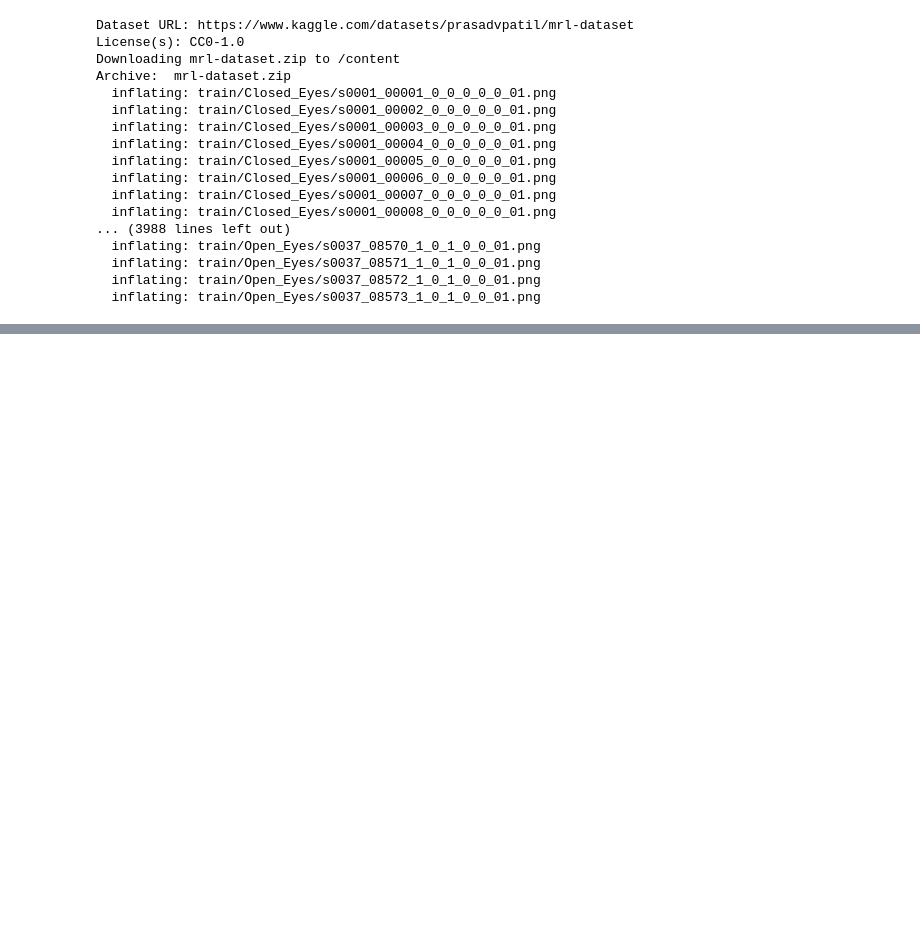
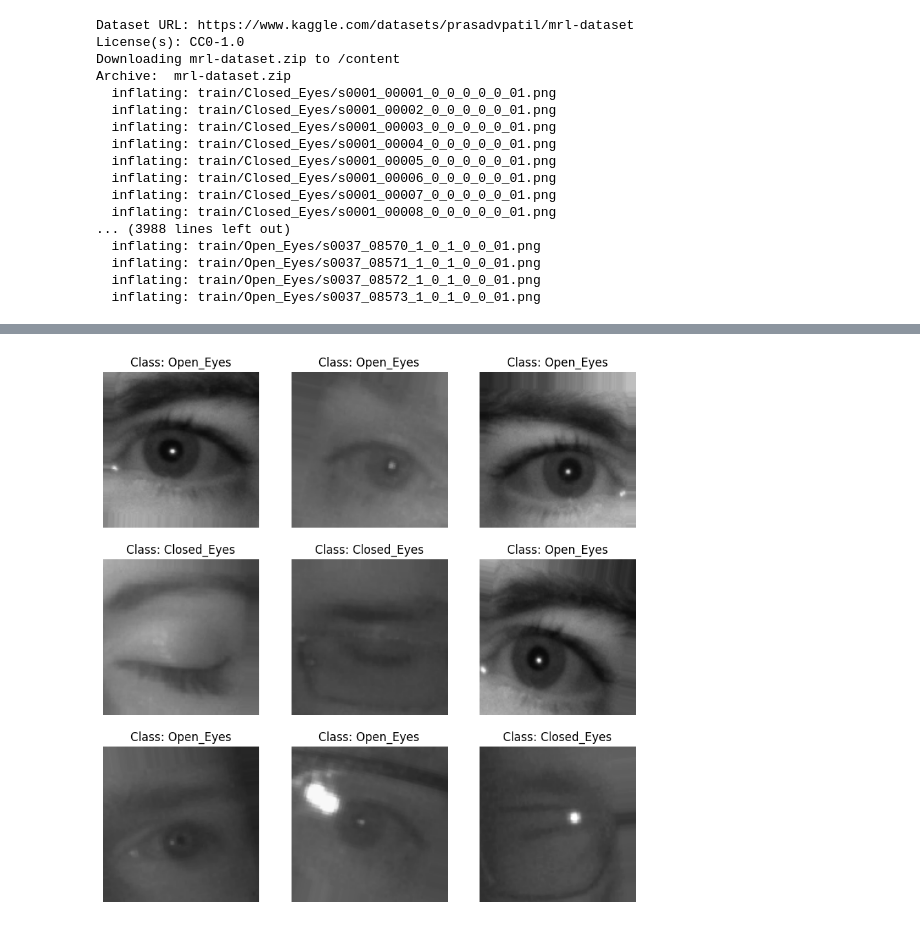
Before and after one commit to ChoHyeonJun86/Perosnal_Project, a Jupyter notebook: deeplearning_눈_감지_데이터셋_로드_및_전처리_코드.ipynb, the cells around one changed output, grey strips where cells are left out. Saved outputs shown, nothing was run; the diff lists cells and outputs as text; code cells hidden in the pictures; blank space fills up the shorter version.

```diff
--- a/deeplearning_눈_감지_데이터셋_로드_및_전처리_코드.ipynb
+++ b/deeplearning_눈_감지_데이터셋_로드_및_전처리_코드.ipynb
@@ -181,0 +325,92 @@ Found 800 images belonging to 2 classes.
+# %%
+base_dir = '/content' # 경로를 수정했습니다.
+train_dir = os.path.join(base_dir, 'train')
+test_dir = os.path.join(base_dir, 'test')
+# valid_dir = os.path.join(base_dir, 'valid') # 'valid' 디렉토리가 있을 수 있으나,
+                                          # 훈련 데이터에서 분리하는 방식을 유지합니다.
+
+# 이미지 전처리 및 데이터 증강을 위한 ImageDataGenerator 설정
+# rescale=1./255: 픽셀 값을 0-255에서 0-1 사이로 정규화하여 모델 학습 효율을 높입니다.
+# validation_split=0.2: 훈련 데이터의 20%를 검증 데이터로 분리하여 사용합니다.
+# 이는 별도의 'valid' 폴더가 없거나, 데이터셋에 검증 폴더가 없는 경우 유용합니다.
+train_datagen = ImageDataGenerator(
+    rescale=1./255,
+    rotation_range=15,        # 이미지를 15도까지 무작위 회전 (기존 30도에서 감소)
+    width_shift_range=0.1,    # 이미지를 가로로 0.1 (전체 너비의 10%)까지 무작위 이동 (기존 0.25에서 감소)
+    height_shift_range=0.1,   # 이미지를 세로로 0.1 (전체 높이의 10%)까지 무작위 이동 (기존 0.25에서 감소)
+    shear_range=0.1,          # 층밀림 변환(shear transformation) 적용 (기존 0.25에서 감소)
+    zoom_range=0.1,           # 이미지를 0.1 (10%)까지 무작위 확대/축소 (기존 0.25에서 감소)
+    horizontal_flip=True,     # 이미지를 무작위로 좌우 반전
+    brightness_range=[0.9, 1.1], # 밝기 변화 (원본 밝기의 90%~110% 사이, 기존 [0.7, 1.3]에서 감소)
+    channel_shift_range=0.05, # 채널 값 무작위 변화 (기존 0.1에서 감소)
+    fill_mode='nearest',      # 변환 시 새로 생성되는 픽셀을 가장 가까운 픽셀로 채움
+    validation_split=0.2      # 훈련 데이터의 20%를 검증 데이터로 분리
+)
+
+# 테스트 데이터는 모델 성능 평가에 사용되므로, 데이터 증강 없이 정규화만 수행합니다.
+test_datagen = ImageDataGenerator(rescale=1./255)
+
+print("훈련 데이터셋 로드 중...")
+train_generator = train_datagen.flow_from_directory(
+    train_dir,
+    target_size=(IMG_WIDTH, IMG_HEIGHT),
+    batch_size=BATCH_SIZE,
+    class_mode='binary',
+    subset='training', # 훈련 세트 지정
+    seed=42, # 재현성을 위해 시드 설정
+    shuffle=True # 훈련 데이터는 모델이 다양한 패턴을 학습하도록 섞어서 사용합니다.
+)
+
+print("\n검증 데이터셋 로드 중...")
+validation_generator = train_datagen.flow_from_directory(
+    train_dir, # 훈련 디렉토리에서 검증 데이터 분리
+    target_size=(IMG_WIDTH, IMG_HEIGHT),
+    batch_size=BATCH_SIZE,
+    class_mode='binary',
+    subset='validation', # 검증 세트 지정
+    seed=42, # 재현성을 위해 시드 설정
+    shuffle=False # 검증 데이터는 성능 평가를 위해 순서를 유지합니다.
+)
+
+print("\n테스트 데이터셋 로드 중...")
+# 테스트 디렉토리가 존재하는지 확인
+if os.path.exists(test_dir):
+    test_generator = test_datagen.flow_from_directory(
+        test_dir,
+        target_size=(IMG_WIDTH, IMG_HEIGHT),
+        batch_size=BATCH_SIZE,
+        class_mode='binary',
+        shuffle=False # 테스트 데이터도 성능 평가를 위해 순서를 유지합니다.
+    )
+    print(f"'{test_dir}'에서 테스트 데이터셋을 로드했습니다.")
+else:
+    print(f"경고: '{test_dir}' 디렉토리가 없습니다. 테스트 데이터셋을 로드할 수 없습니다.")
+    test_generator = None # 테스트 데이터셋 로드 실패를 표시
+
+# 데이터셋 로드 결과 확인
+print("\n--- 데이터셋 로드 정보 ---")
+print(f"훈련 데이터: {train_generator.samples}개 이미지, {train_generator.num_classes}개 클래스")
+print(f"검증 데이터: {validation_generator.samples}개 이미지, {validation_generator.num_classes}개 클래스")
+# test_generator가 None이 아닐 경우에만 정보 출력
+if test_generator:
+    print(f"테스트 데이터: {test_generator.samples}개 이미지, {test_generator.num_classes}개 클래스")
+else:
+    print("테스트 데이터: 로드되지 않음 (디렉토리 없음)")
+
+
+# 클래스 인덱스 확인 (어떤 숫자가 어떤 클래스를 나타내는지)
+# 예를 들어, {'Closed_Eyes': 0, 'Open_Eyes': 1} 와 같이 출력될 수 있습니다.
+print("\n클래스 인덱스:")
+print(train_generator.class_indices)
+
+x_batch, y_batch = next(train_generator)
+plt.figure(figsize=(10, 10))
+for i in range(min(9, BATCH_SIZE)): # 최대 9개 이미지 시각화 (또는 배치 크기 내에서)
+    plt.subplot(3, 3, i + 1)
+    plt.imshow(x_batch[i])
+    # 클래스 인덱스를 실제 클래스 이름으로 변환하여 제목에 표시
+    class_labels = {v: k for k, v in train_generator.class_indices.items()}
+    plt.title(f"Class: {class_labels[y_batch[i]]}")
+    plt.axis('off')
+plt.show()
+# %% [output]
@@ -182 +433,2 @@ Found 800 images belonging to 2 classes.
+[figure, added]
 # %%
```
Also changed, not shown: parts of 13 cells of this notebook.
